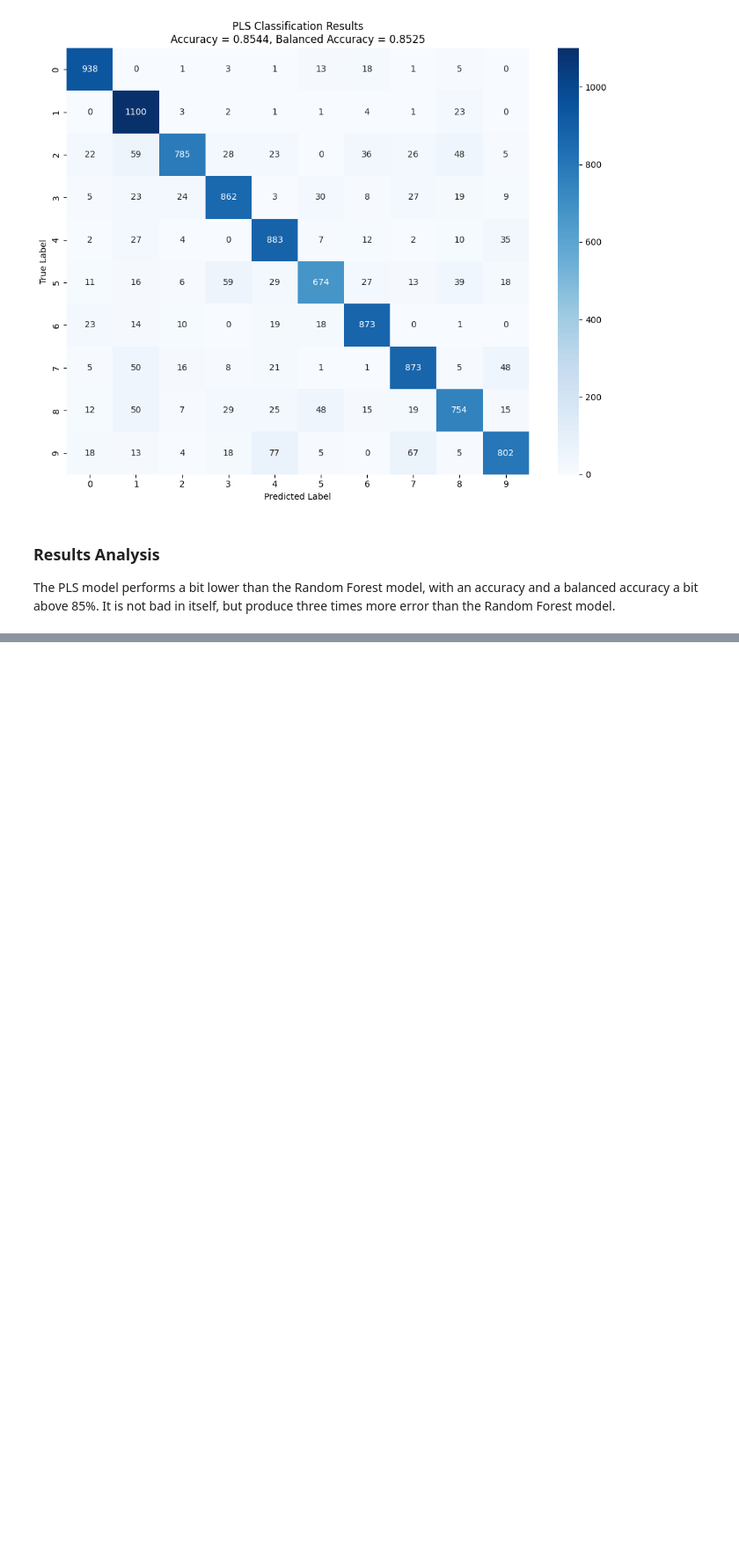
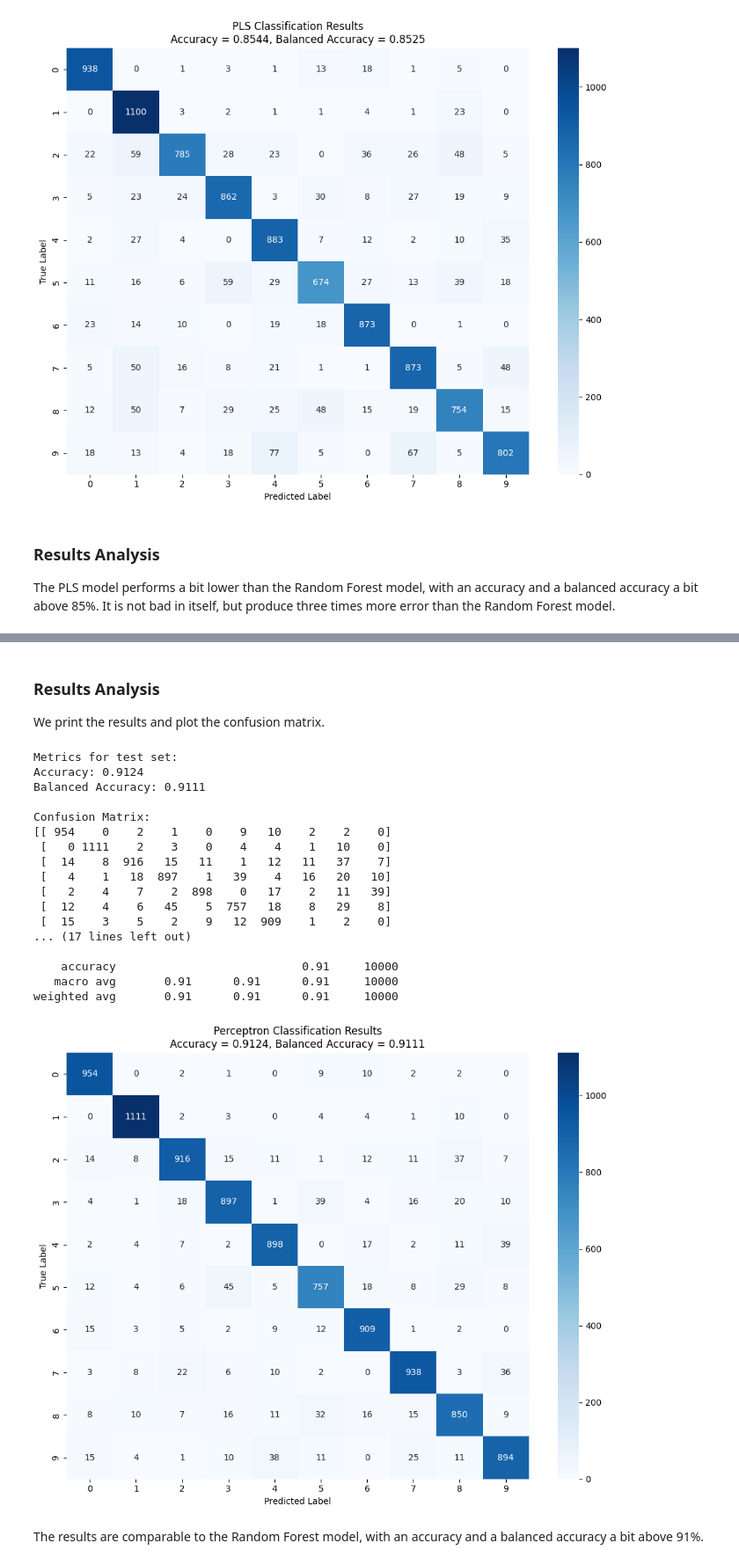
Before and after one commit to guilhemheinrich/MNIST-study, a Jupyter notebook: build/MNIST_introduction_and_visualisation.ipynb, the cells around one changed output, grey strips where cells are left out. Shown at 88% size. Saved outputs shown, nothing was run; the diff lists cells and outputs as text; code cells hidden in the pictures; blank space fills up the shorter version.

```diff
--- a/build/MNIST_introduction_and_visualisation.ipynb
+++ b/build/MNIST_introduction_and_visualisation.ipynb
@@ -430,0 +650,29 @@ It is not bad in itself, but produce three times more error than the Random Fore
+# %% [markdown]
+### Results Analysis
+We print the results and plot the confusion matrix.
+# %%
+print_classification_metrics(np.array(test_labels), np.array(test_preds))
+plot_classification_metrics(
+    np.array(test_labels), np.array(test_preds), "Perceptron Classification Results"
+)
+# %% [output]
+Metrics for test set:
+Accuracy: 0.9124
+Balanced Accuracy: 0.9111
+
+Confusion Matrix:
+[[ 954    0    2    1    0    9   10    2    2    0]
+ [   0 1111    2    3    0    4    4    1   10    0]
+ [  14    8  916   15   11    1   12   11   37    7]
+ [   4    1   18  897    1   39    4   16   20   10]
+ [   2    4    7    2  898    0   17    2   11   39]
+ [  12    4    6   45    5  757   18    8   29    8]
+ [  15    3    5    2    9   12  909    1    2    0]
+... (17 lines left out)
+
+    accuracy                           0.91     10000
+   macro avg       0.91      0.91      0.91     10000
+weighted avg       0.91      0.91      0.91     10000
+[figure, added]
+# %% [markdown]
+The results are comparable to the Random Forest model, with an accuracy and a balanced accuracy a bit above 91%.
```
Also changed, not shown: parts of 14 cells of this notebook, 2 other files.
